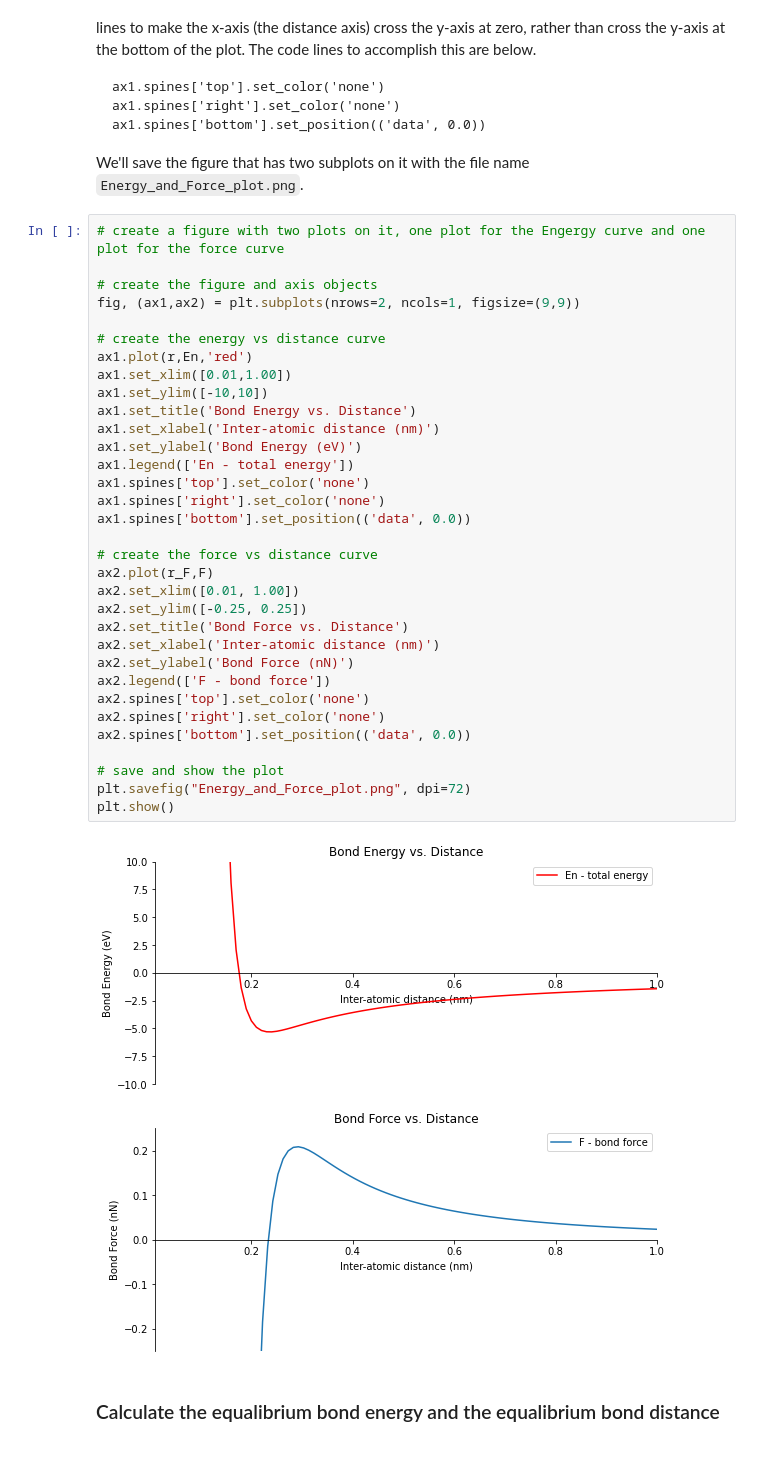
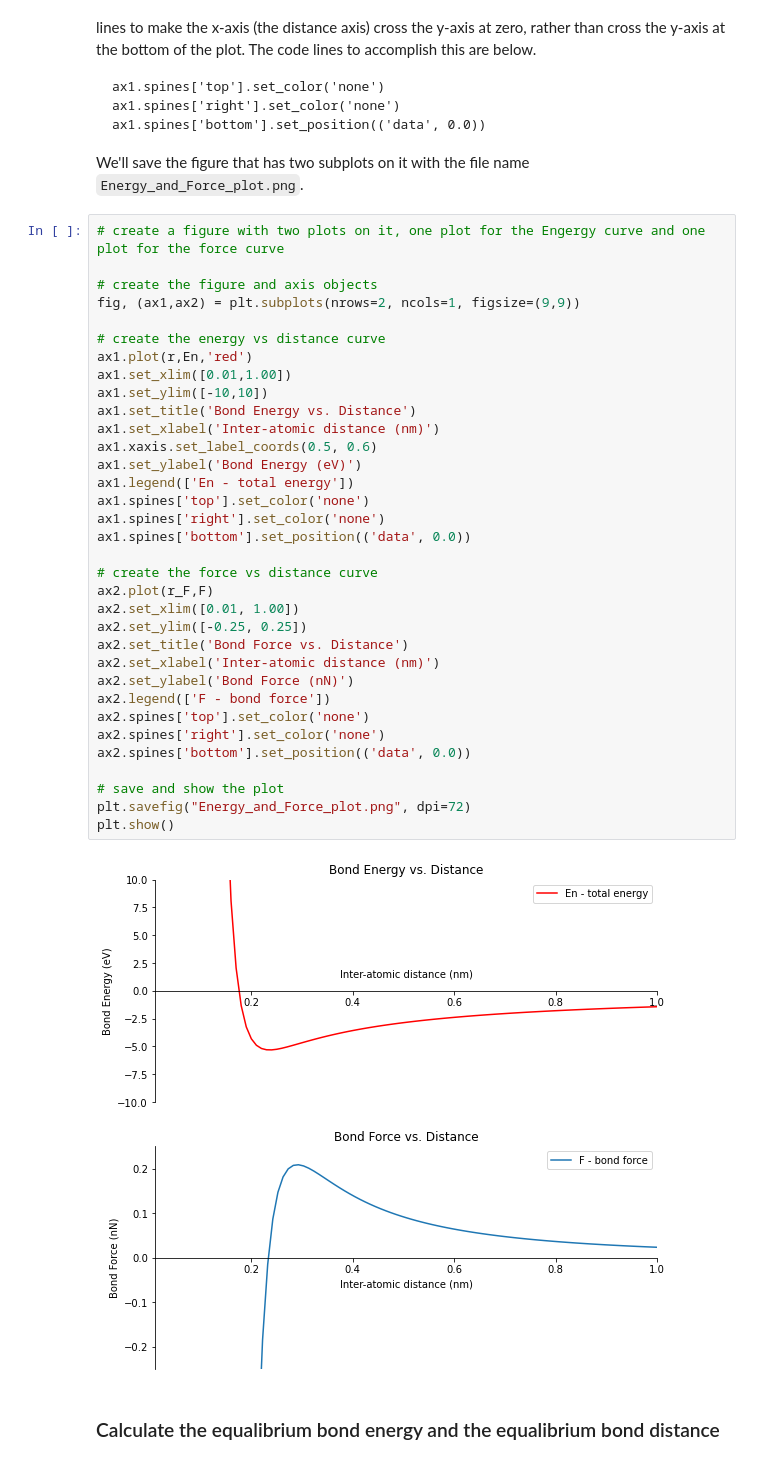
Before and after one commit to ProfessorKazarinoff/Engineering-Materials-Programming, a Jupyter notebook: _sources/02-Atomic-Structure-and-Bonding/bond-energy-vs-distance.ipynb, the cells around one changed output. Drawn from its saved outputs; the diff is of its cells as text.

```diff
--- a/_sources/02-Atomic-Structure-and-Bonding/bond-energy-vs-distance.ipynb
+++ b/_sources/02-Atomic-Structure-and-Bonding/bond-energy-vs-distance.ipynb
@@ -213,34 +213,35 @@
 fig, (ax1,ax2) = plt.subplots(nrows=2, ncols=1, figsize=(9,9))
 
 # create the energy vs distance curve
 ax1.plot(r,En,'red')
 ax1.set_xlim([0.01,1.00])
 ax1.set_ylim([-10,10])
 ax1.set_title('Bond Energy vs. Distance')
 ax1.set_xlabel('Inter-atomic distance (nm)')
+ax1.xaxis.set_label_coords(0.5, 0.6)
 ax1.set_ylabel('Bond Energy (eV)')
 ax1.legend(['En - total energy'])
 ax1.spines['top'].set_color('none')
 ax1.spines['right'].set_color('none')
 ax1.spines['bottom'].set_position(('data', 0.0))
 
 # create the force vs distance curve
 ax2.plot(r_F,F)
 ax2.set_xlim([0.01, 1.00])
 ax2.set_ylim([-0.25, 0.25])
 ax2.set_title('Bond Force vs. Distance')
 ax2.set_xlabel('Inter-atomic distance (nm)')
 ax2.set_ylabel('Bond Force (nN)')
 ax2.legend(['F - bond force'])
 ax2.spines['top'].set_color('none')
 ax2.spines['right'].set_color('none')
 ax2.spines['bottom'].set_position(('data', 0.0))
 
 # save and show the plot
 plt.savefig("Energy_and_Force_plot.png", dpi=72)
 plt.show()
 # %% [output]
-[figure, old version]
+[figure, new version]
 # %% [markdown]
 ### Calculate the equalibrium bond energy and the equalibrium bond distance
 # %% [markdown]
```
Also changed, not shown: 3 other files.
